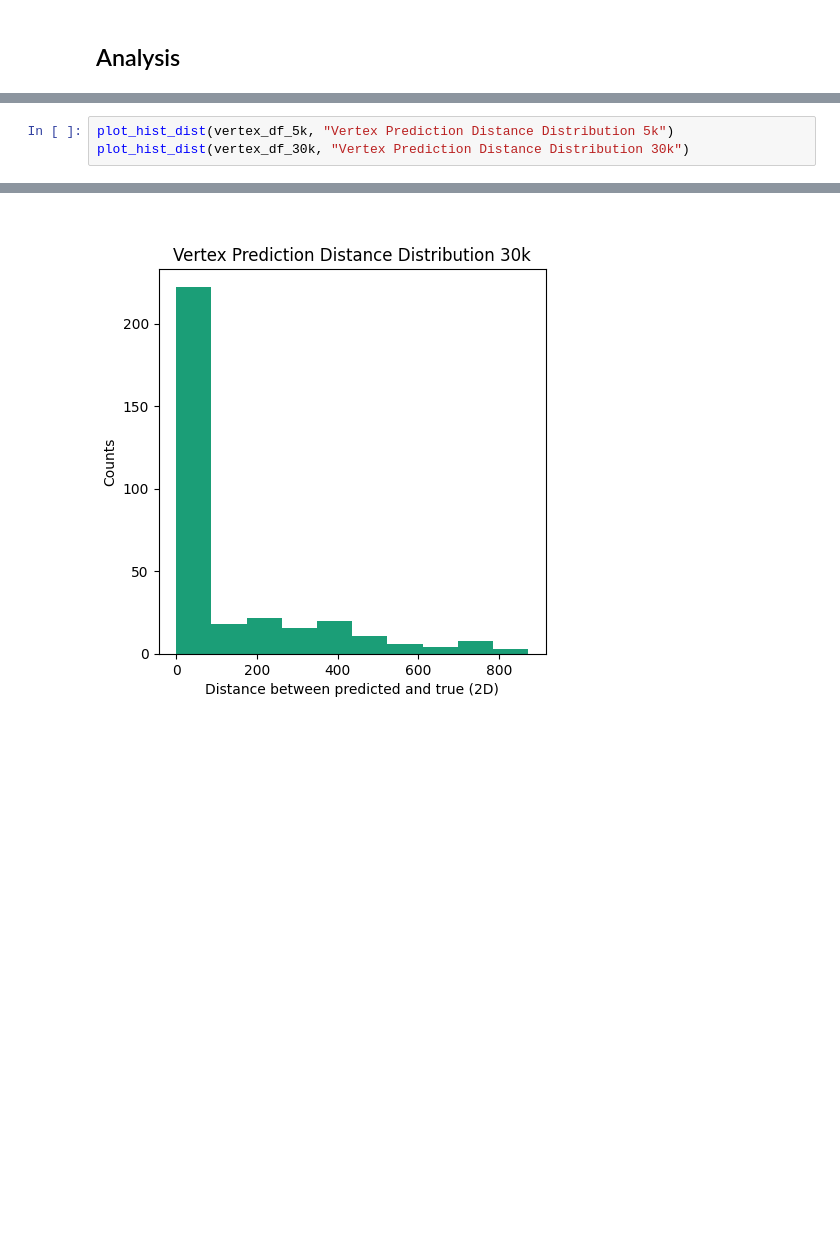
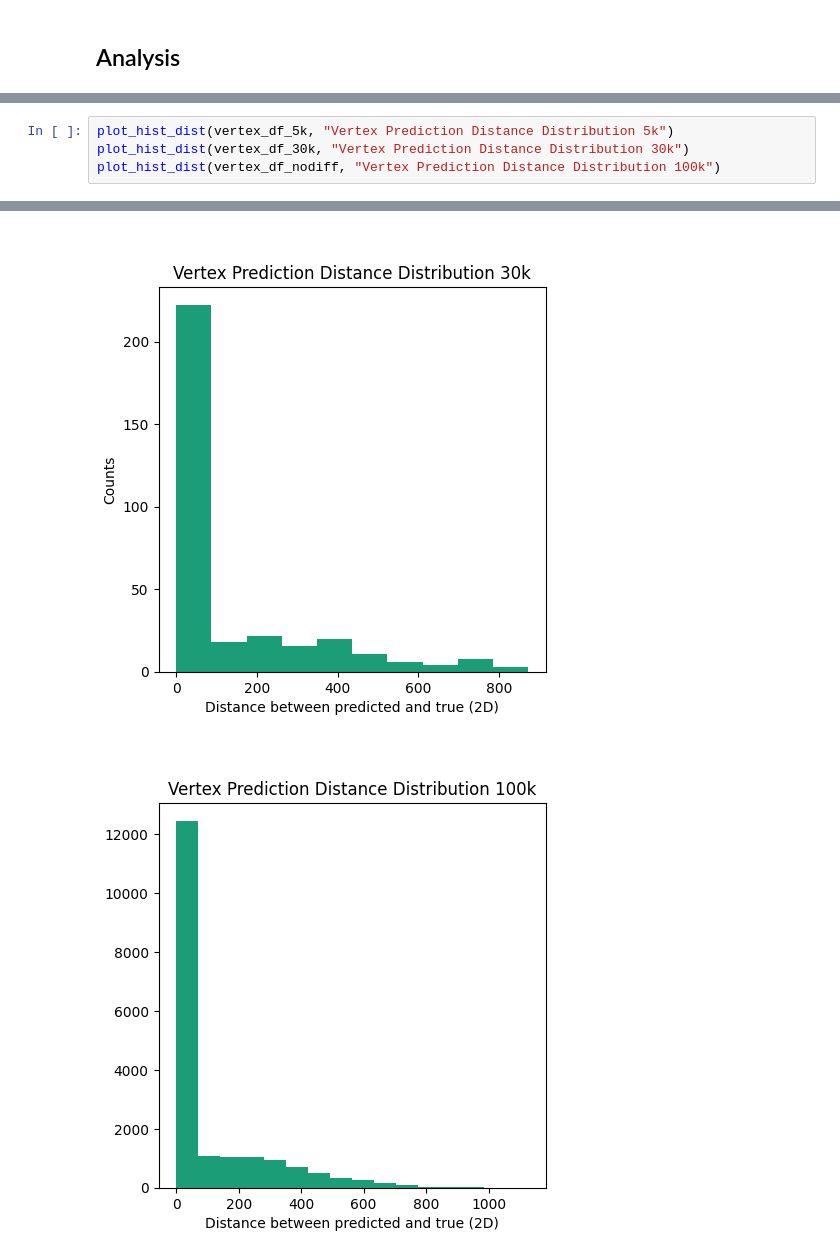
Before and after one commit to Rei-Jones/next-machine-learning, a Jupyter notebook: Machine_Learning/analysis/vertex_predictions.ipynb, the cells around one changed output, grey strips where cells are left out. Drawn from its saved outputs; the diff is of its cells as text; blank space fills up the shorter version.

```diff
--- a/Machine_Learning/analysis/vertex_predictions.ipynb
+++ b/Machine_Learning/analysis/vertex_predictions.ipynb
@@ -393,7 +414,9 @@ for index, row in vertex_df_30k.iterrows():
 # %%
 plot_hist_dist(vertex_df_5k, "Vertex Prediction Distance Distribution 5k")
 plot_hist_dist(vertex_df_30k, "Vertex Prediction Distance Distribution 30k")
+plot_hist_dist(vertex_df_nodiff, "Vertex Prediction Distance Distribution 100k")
 # %% [output]
 [figure]
 [figure]
+[figure, added]
 # %%
```
Also changed, not shown: parts of 6 cells of this notebook.
